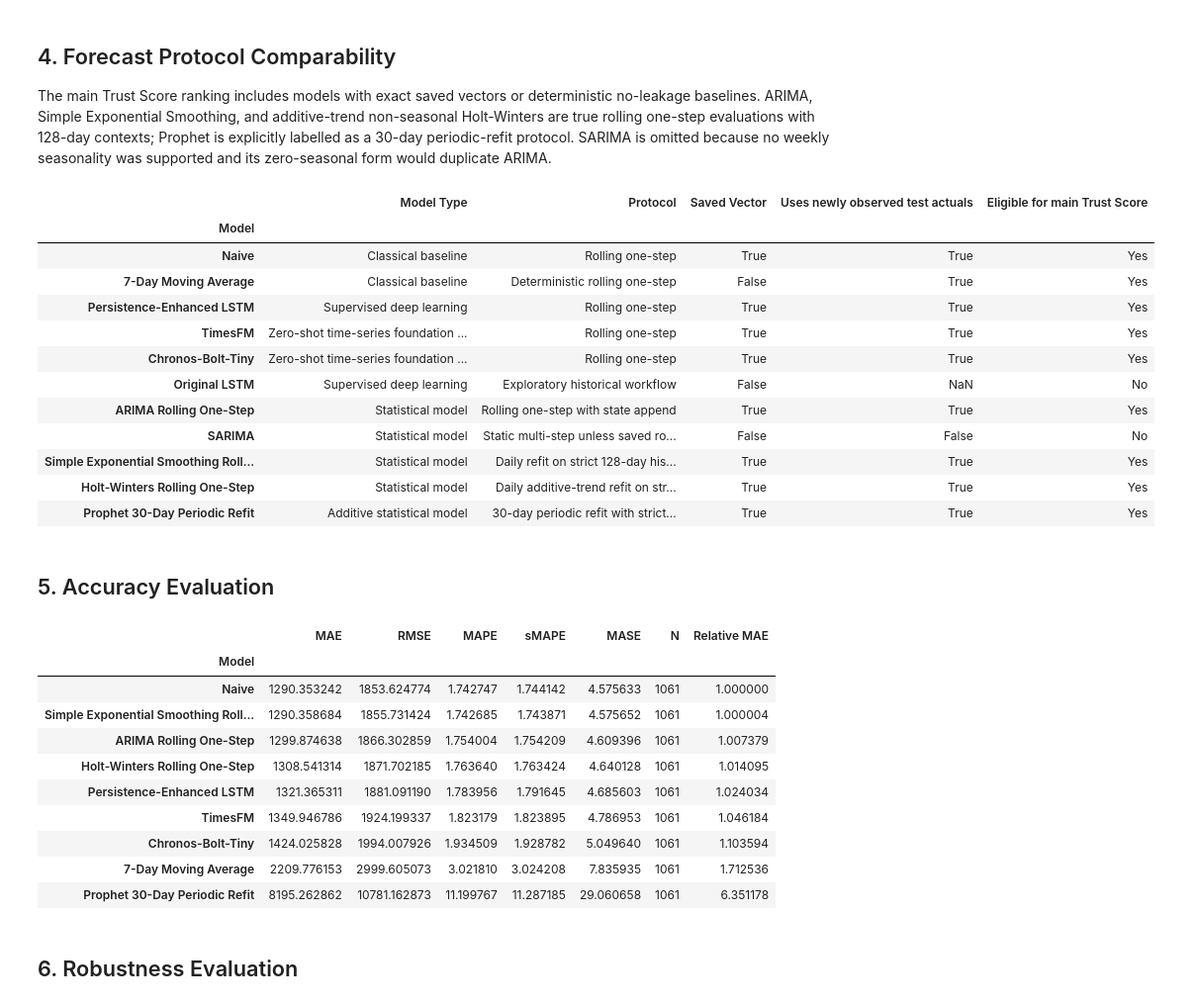
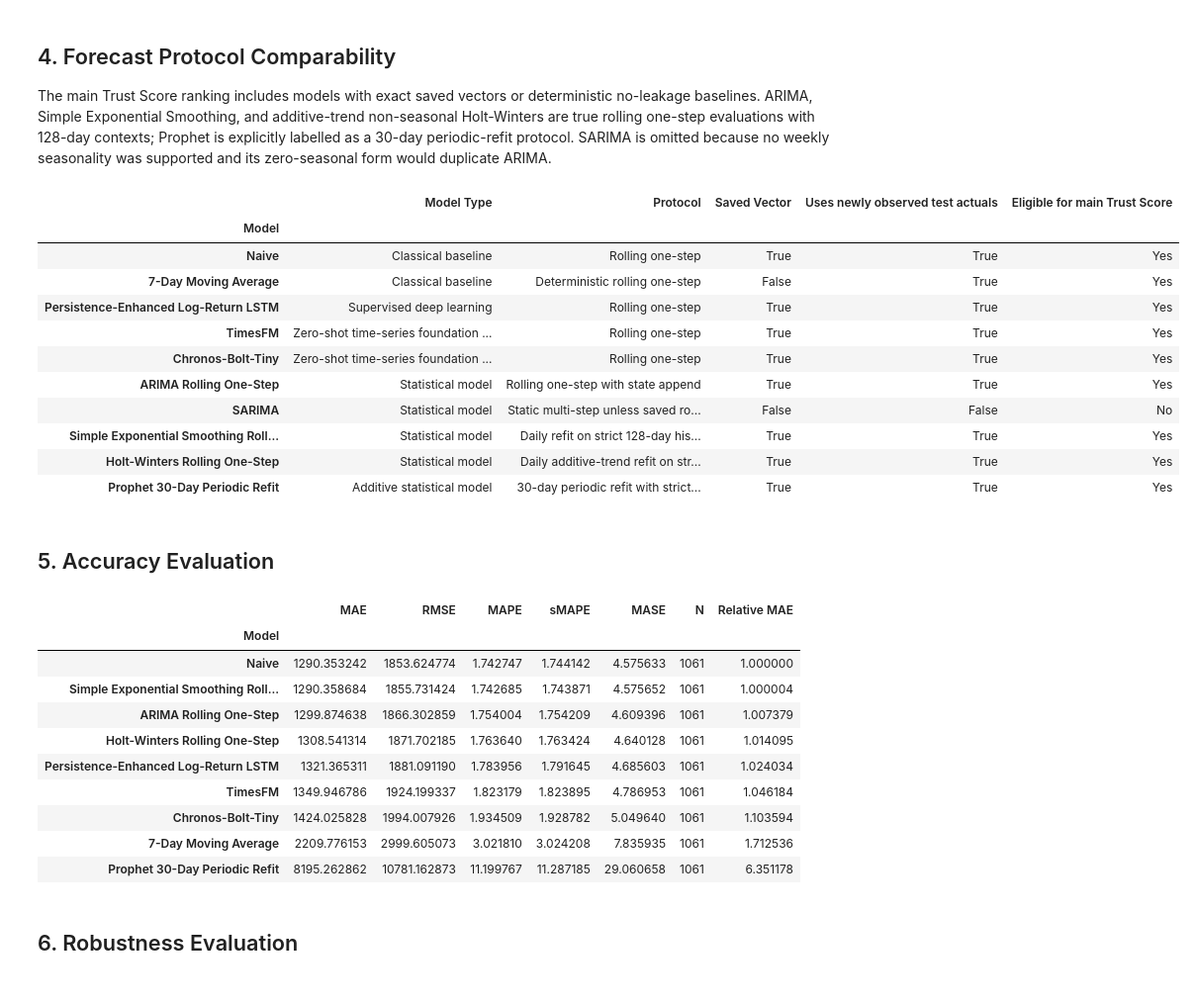
Before and after one commit to mdsoadsolaiman/Time-Series-Foundation-Models, a Jupyter notebook: notebooks/06_Trustworthiness.ipynb, the cells around one changed output. Shown at 99% size. Drawn from its saved outputs; the diff is of its cells as text; code cells hidden in the pictures.

```diff
--- a/notebooks/06_Trustworthiness.ipynb
+++ b/notebooks/06_Trustworthiness.ipynb
@@ -167,38 +167,35 @@ split_validation
 The main Trust Score ranking includes models with exact saved vectors or deterministic no-leakage baselines. ARIMA, Simple Exponential Smoothing, and additive-trend non-seasonal Holt-Winters are true rolling one-step evaluations with 128-day contexts; Prophet is explicitly labelled as a 30-day periodic-refit protocol. SARIMA is omitted because no weekly seasonality was supported and its zero-seasonal form would duplicate ARIMA.
 # %%
 available_result_files = {path.name for path in (PROJECT_ROOT / "results").glob("*")}
-original_lstm_vector_exists = "original_lstm_forecast.csv" in available_result_files or "Original_LSTM" in forecast_results.columns
 arima_rolling_vector_exists = "arima_rolling_forecast.csv" in available_result_files or "ARIMA_Rolling" in forecast_results.columns
 sarima_rolling_vector_exists = "sarima_rolling_forecast.csv" in available_result_files or "SARIMA_Rolling" in forecast_results.columns
 simple_exp_smoothing_vector_exists = "simple_exp_smoothing_forecast.csv" in available_result_files and "Simple_Exp_Smoothing" in forecast_results.columns
 holt_winters_vector_exists = "holt_winters_forecast.csv" in available_result_files and "Holt_Winters" in forecast_results.columns
 prophet_rolling_vector_exists = "prophet_rolling_forecast.csv" in available_result_files and "Prophet_Periodic_Refit" in forecast_results.columns
 
 protocol_comparability = pd.DataFrame(
     [
         {"Model": "Naive", "Model Type": "Classical baseline", "Protocol": "Rolling one-step", "Saved Vector": True, "Uses newly observed test actuals": True, "Eligible for main Trust Score": "Yes"},
         {"Model": "7-Day Moving Average", "Model Type": "Classical baseline", "Protocol": "Deterministic rolling one-step", "Saved Vector": False, "Uses newly observed test actuals": True, "Eligible for main Trust Score": "Yes"},
-        {"Model": "Persistence-Enhanced LSTM", "Model Type": "Supervised deep learning", "Protocol": "Rolling one-step", "Saved Vector": True, "Uses newly observed test actuals": True, "Eligible for main Trust Score": "Yes"},
+        {"Model": "Persistence-Enhanced Log-Return LSTM", "Model Type": "Supervised deep learning", "Protocol": "Rolling one-step", "Saved Vector": True, "Uses newly observed test actuals": True, "Eligible for main Trust Score": "Yes"},
         {"Model": "TimesFM", "Model Type": "Zero-shot time-series foundation model", "Protocol": "Rolling one-step", "Saved Vector": True, "Uses newly observed test actuals": True, "Eligible for main Trust Score": "Yes"},
         {"Model": "Chronos-Bolt-Tiny", "Model Type": "Zero-shot time-series foundation model", "Protocol": "Rolling one-step", "Saved Vector": True, "Uses newly observed test actuals": True, "Eligible for main Trust Score": "Yes"},
-        {"Model": "Original LSTM", "Model Type": "Supervised deep learning", "Protocol": "Exploratory historical workflow", "Saved Vector": original_lstm_vector_exists, "Uses newly observed test actuals": np.nan, "Eligible for main Trust Score": "Yes" if original_lstm_vector_exists else "No"},
         {"Model": "ARIMA Rolling One-Step", "Model Type": "Statistical model", "Protocol": "Rolling one-step with state append", "Saved Vector": arima_rolling_vector_exists, "Uses newly observed test actuals": True, "Eligible for main Trust Score": "Yes" if arima_rolling_vector_exists else "No"},
         {"Model": "SARIMA", "Model Type": "Statistical model", "Protocol": "Static multi-step unless saved rolling vector exists", "Saved Vector": sarima_rolling_vector_exists, "Uses newly observed test actuals": False, "Eligible for main Trust Score": "Yes" if sarima_rolling_vector_exists else "No"},
         {"Model": "Simple Exponential Smoothing Rolling One-Step", "Model Type": "Statistical model", "Protocol": "Daily refit on strict 128-day history", "Saved Vector": simple_exp_smoothing_vector_exists, "Uses newly observed test actuals": True, "Eligible for main Trust Score": "Yes" if simple_exp_smoothing_vector_exists else "No"},
         {"Model": "Holt-Winters Rolling One-Step", "Model Type": "Statistical model", "Protocol": "Daily additive-trend refit on strict 128-day history; no seasonality", "Saved Vector": holt_winters_vector_exists, "Uses newly observed test actuals": True, "Eligible for main Trust Score": "Yes" if holt_winters_vector_exists else "No"},
         {"Model": "Prophet 30-Day Periodic Refit", "Model Type": "Additive statistical model", "Protocol": "30-day periodic refit with strict 128-day history", "Saved Vector": prophet_rolling_vector_exists, "Uses newly observed test actuals": True, "Eligible for main Trust Score": "Yes" if prophet_rolling_vector_exists else "No"},
     ]
 ).set_index("Model")
 protocol_comparability
 # %% [output]
 |  | Model Type | Protocol | Saved Vector | Uses newly observed test actuals | Eligible for main Trust Score |
 | Model |  |  |  |  |  |
 | Naive | Classical baseline | Rolling one-step | True | True | Yes |
 | 7-Day Moving Average | Classical baseline | Deterministic rolling one-step | False | True | Yes |
-| Persistence-Enhanced LSTM | Supervised deep learning | Rolling one-step | True | True | Yes |
+| Persistence-Enhanced Log-Return LSTM | Supervised deep learning | Rolling one-step | True | True | Yes |
 | TimesFM | Zero-shot time-series foundation ... | Rolling one-step | True | True | Yes |
 | Chronos-Bolt-Tiny | Zero-shot time-series foundation ... | Rolling one-step | True | True | Yes |
-| Original LSTM | Supervised deep learning | Exploratory historical workflow | False | NaN | No |
 | ARIMA Rolling One-Step | Statistical model | Rolling one-step with state append | True | True | Yes |
 | SARIMA | Statistical model | Static multi-step unless saved ro... | False | False | No |
 | Simple Exponential Smoothing Roll... | Statistical model | Daily refit on strict 128-day his... | True | True | Yes |
@@ -209,7 +206,7 @@ protocol_comparability
 # %%
 forecast_series = {
     "Naive": forecast_results["Naive"].rename("Naive"),
-    "Persistence-Enhanced LSTM": forecast_results["Persistence_Enhanced_LSTM"].rename("Persistence-Enhanced LSTM"),
+    "Persistence-Enhanced Log-Return LSTM": forecast_results["Persistence_Enhanced_LSTM"].rename("Persistence-Enhanced Log-Return LSTM"),
     "TimesFM": forecast_results["TimesFM"].rename("TimesFM"),
     "Chronos-Bolt-Tiny": forecast_results["Chronos_Bolt_Tiny"].rename("Chronos-Bolt-Tiny"),
     "ARIMA Rolling One-Step": forecast_results["ARIMA_Rolling"].rename("ARIMA Rolling One-Step"),
@@ -235,16 +232,6 @@ ma7_audit = pd.DataFrame(
 assert (pd.to_datetime(ma7_audit["window_end"]) < pd.to_datetime(ma7_audit["forecast_date"])).all()
 forecast_series["7-Day Moving Average"] = moving_average_7
 
-if original_lstm_vector_exists:
-    if "Original_LSTM" in forecast_results.columns:
-        forecast_series["Original LSTM"] = forecast_results["Original_LSTM"].rename("Original LSTM")
-    else:
-        original_lstm_path = PROJECT_ROOT / "results" / "original_lstm_forecast.csv"
-        original_lstm_df = pd.read_csv(original_lstm_path, parse_dates=["Timestamp"]).set_index("Timestamp")
-        if original_lstm_df.index.tz is None:
-            original_lstm_df.index = original_lstm_df.index.tz_localize("UTC")
-        forecast_series["Original LSTM"] = original_lstm_df.iloc[:, 0].reindex(y_test.index).rename("Original LSTM")
-
 metrics_rows = []
 for model_name, forecast in forecast_series.items():
     metrics_rows.append(
@@ -269,7 +256,7 @@ metrics_table.sort_values("RMSE")
 | Simple Exponential Smoothing Roll... | 1290.358684 | 1855.731424 | 1.742685 | 1.743871 | 4.575652 | 1061 | 1.000004 |
 | ARIMA Rolling One-Step | 1299.874638 | 1866.302859 | 1.754004 | 1.754209 | 4.609396 | 1061 | 1.007379 |
 | Holt-Winters Rolling One-Step | 1308.541314 | 1871.702185 | 1.763640 | 1.763424 | 4.640128 | 1061 | 1.014095 |
-| Persistence-Enhanced LSTM | 1321.365311 | 1881.091190 | 1.783956 | 1.791645 | 4.685603 | 1061 | 1.024034 |
+| Persistence-Enhanced Log-Return LSTM | 1321.365311 | 1881.091190 | 1.783956 | 1.791645 | 4.685603 | 1061 | 1.024034 |
 | TimesFM | 1349.946786 | 1924.199337 | 1.823179 | 1.823895 | 4.786953 | 1061 | 1.046184 |
 | Chronos-Bolt-Tiny | 1424.025828 | 1994.007926 | 1.934509 | 1.928782 | 5.049640 | 1061 | 1.103594 |
 | 7-Day Moving Average | 2209.776153 | 2999.605073 | 3.021810 | 3.024208 | 7.835935 | 1061 | 1.712536 |
```
Also changed, not shown: parts of 13 cells of this notebook, 17 other files.
